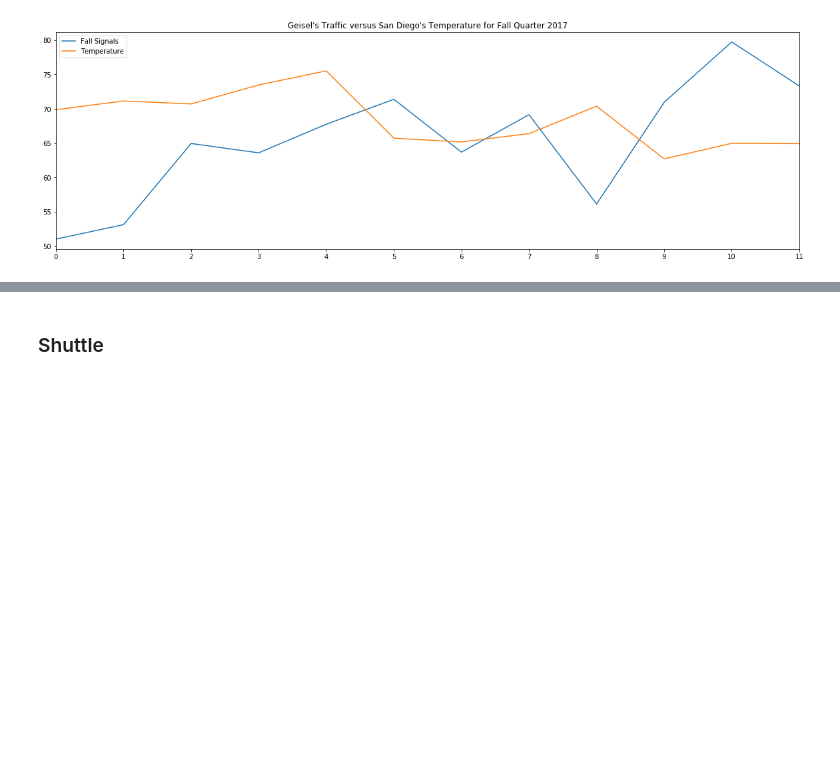
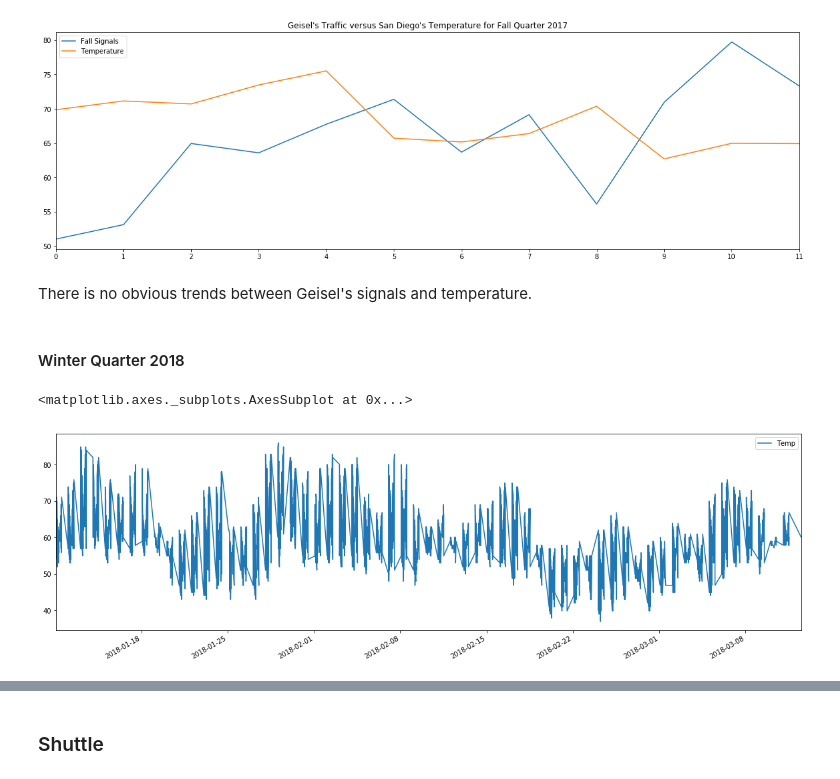
Before and after one commit to kelvinluime/Pr_059, a Jupyter notebook: FinalProject.ipynb, the cells around one changed output, grey strips where cells are left out. Drawn from its saved outputs; the diff is of its cells as text; code cells hidden in the pictures; blank space fills up the shorter version.

```diff
--- a/FinalProject.ipynb
+++ b/FinalProject.ipynb
@@ -1293,3 +1297,12 @@ plt.xticks([week for week in range(12)]); ax.set_title("Geisel's Traffic versus
 # %% [output]
 <matplotlib.figure.Figure at 0x...>
 [figure]
+# %% [markdown]
+There is no obvious trends between Geisel's signals and temperature.
+# %% [markdown]
+#### Winter Quarter 2018
+# %%
+df_weather_2018.plot()
+# %% [output]
+<matplotlib.axes._subplots.AxesSubplot at 0x...>
+[figure, added]
```
Also changed, not shown: parts of 18 cells of this notebook, 2 other files.
